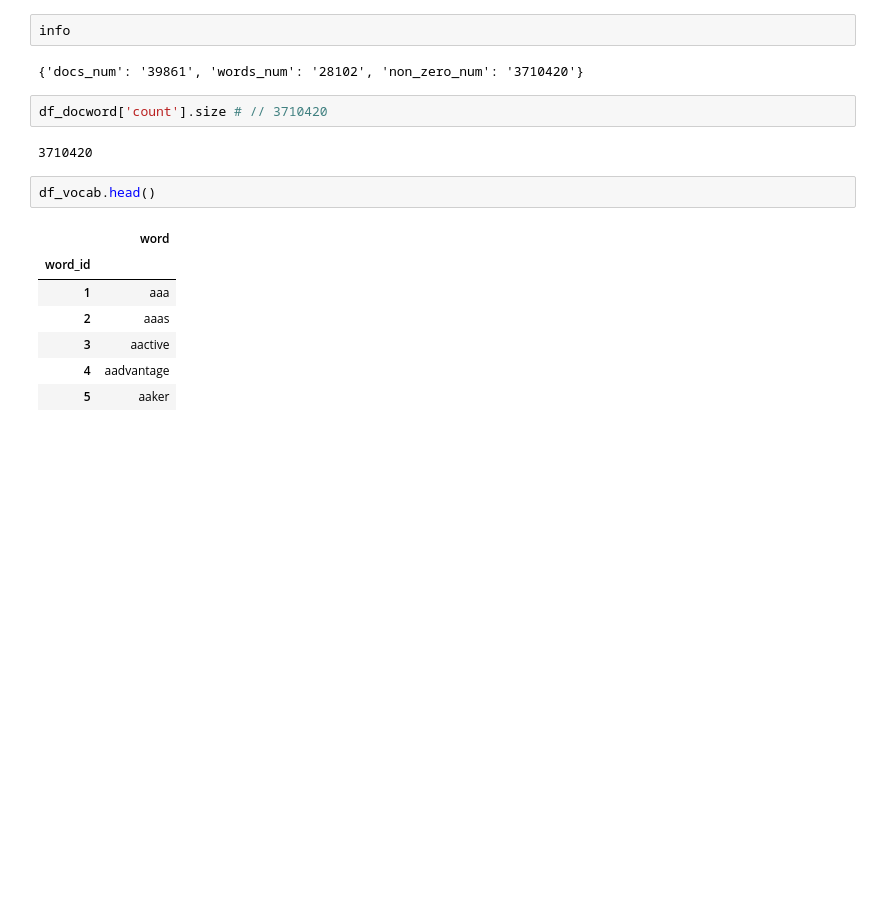
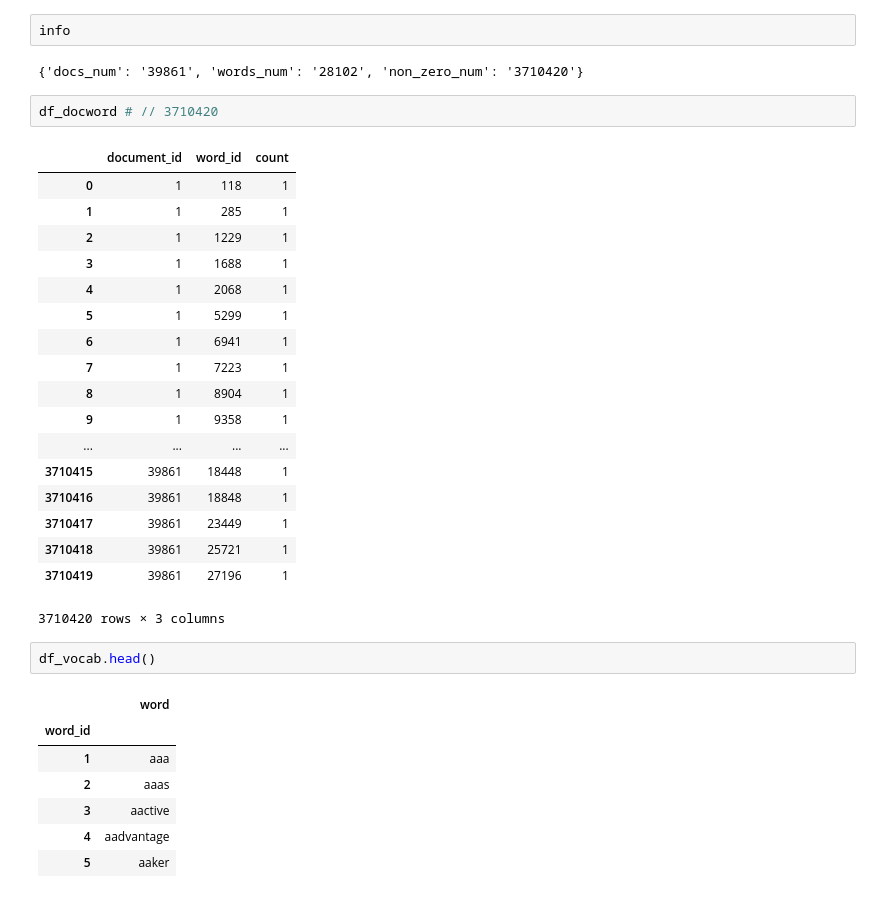
Before and after one commit to LuigiCerone/Hotel-Reviews-Data-Analysis, a Jupyter notebook: Bag_of_words.ipynb, the cells around one changed output. Saved outputs shown, nothing was run; the diff lists cells and outputs as text; blank space fills up the shorter version.

```diff
--- a/Bag_of_words.ipynb
+++ b/Bag_of_words.ipynb
@@ -103,9 +104,26 @@ info
 # %% [output]
 {'docs_num': '39861', 'words_num': '28102', 'non_zero_num': '3710420'}
 # %%
-df_docword['count'].size # // 3710420
+df_docword # // 3710420
 # %% [output]
+|  | document_id | word_id | count |
+| 0 | 1 | 118 | 1 |
+| 1 | 1 | 285 | 1 |
+| 2 | 1 | 1229 | 1 |
+| 3 | 1 | 1688 | 1 |
+| 4 | 1 | 2068 | 1 |
+| 5 | 1 | 5299 | 1 |
+| 6 | 1 | 6941 | 1 |
+| 7 | 1 | 7223 | 1 |
+| 8 | 1 | 8904 | 1 |
+| 9 | 1 | 9358 | 1 |
+| ... | ... | ... | ... |
+| 3710415 | 39861 | 18448 | 1 |
+| 3710416 | 39861 | 18848 | 1 |
+| 3710417 | 39861 | 23449 | 1 |
+| 3710418 | 39861 | 25721 | 1 |
+| 3710419 | 39861 | 27196 | 1 |
-3710420
+3710420 rows × 3 columns
 # %%
 df_vocab.head()
 # %% [output]
```
Also changed, not shown: parts of 12 cells of this notebook.
